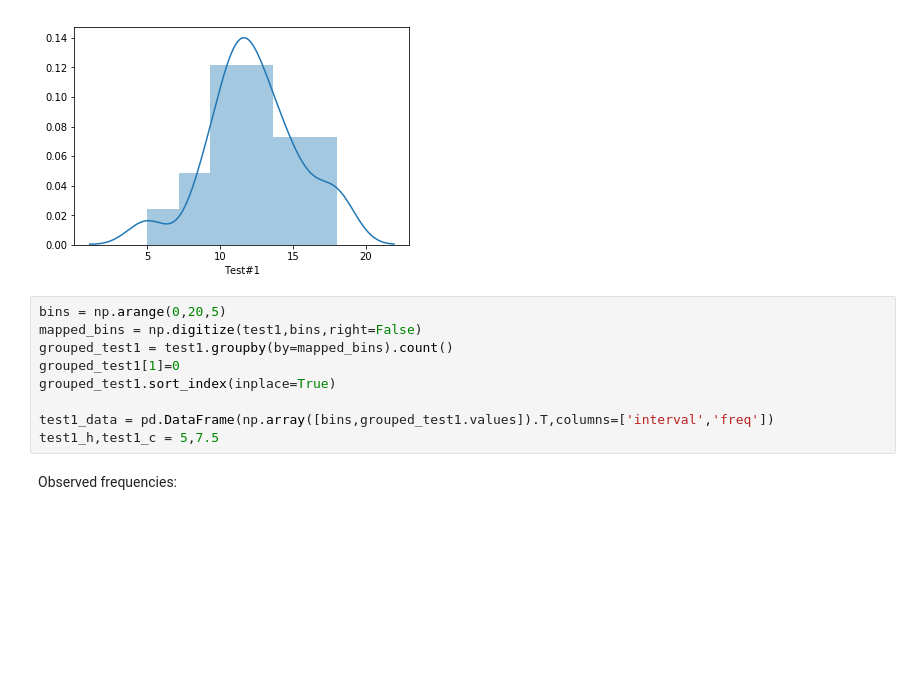
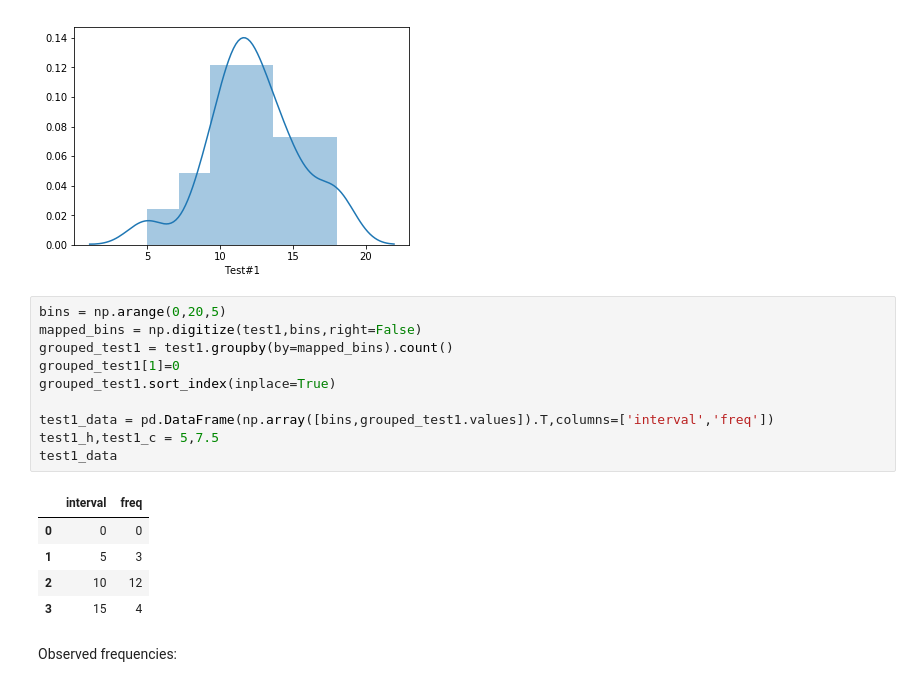
Before and after one commit to EddieKro/Data-Analysis, a Jupyter notebook: projects/task2/Lab2.ipynb, the cells around one changed output. Cells and saved outputs as stored; diff of their text form; blank space fills up the shorter version.

```diff
--- a/projects/task2/Lab2.ipynb
+++ b/projects/task2/Lab2.ipynb
@@ -26,12 +26,19 @@ sns.distplot(test1)
 # %%
 bins = np.arange(0,20,5)
 mapped_bins = np.digitize(test1,bins,right=False)
 grouped_test1 = test1.groupby(by=mapped_bins).count()
 grouped_test1[1]=0
 grouped_test1.sort_index(inplace=True)
 
 test1_data = pd.DataFrame(np.array([bins,grouped_test1.values]).T,columns=['interval','freq'])
 test1_h,test1_c = 5,7.5
+test1_data
+# %% [output]
+|  | interval | freq |
+| 0 | 0 | 0 |
+| 1 | 5 | 3 |
+| 2 | 10 | 12 |
+| 3 | 15 | 4 |
 # %% [markdown]
 Observed frequencies:
 # %% [markdown]
```
Also changed, not shown: parts of 2 cells of this notebook.
